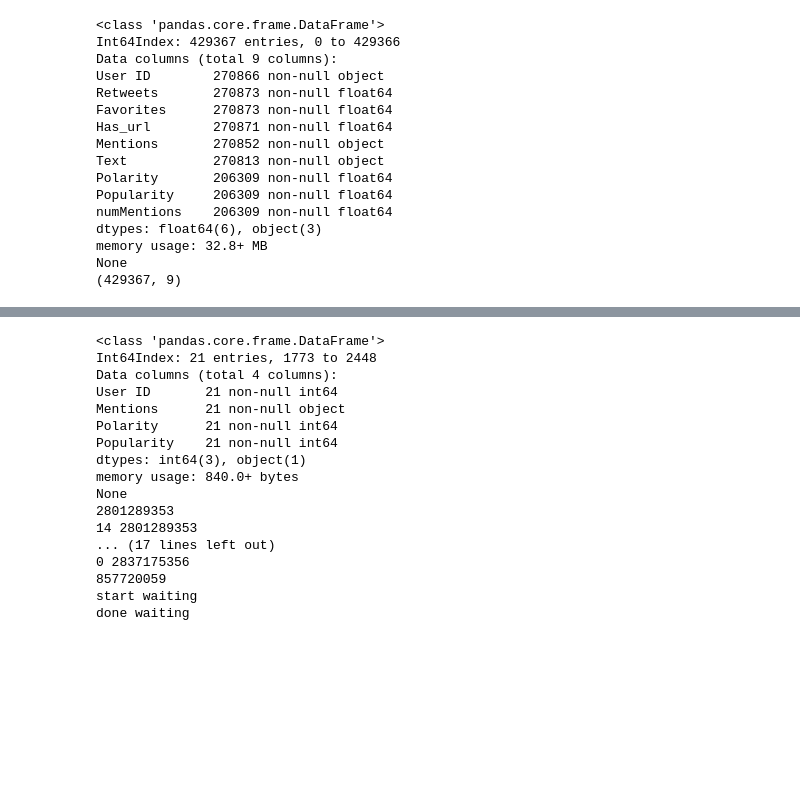
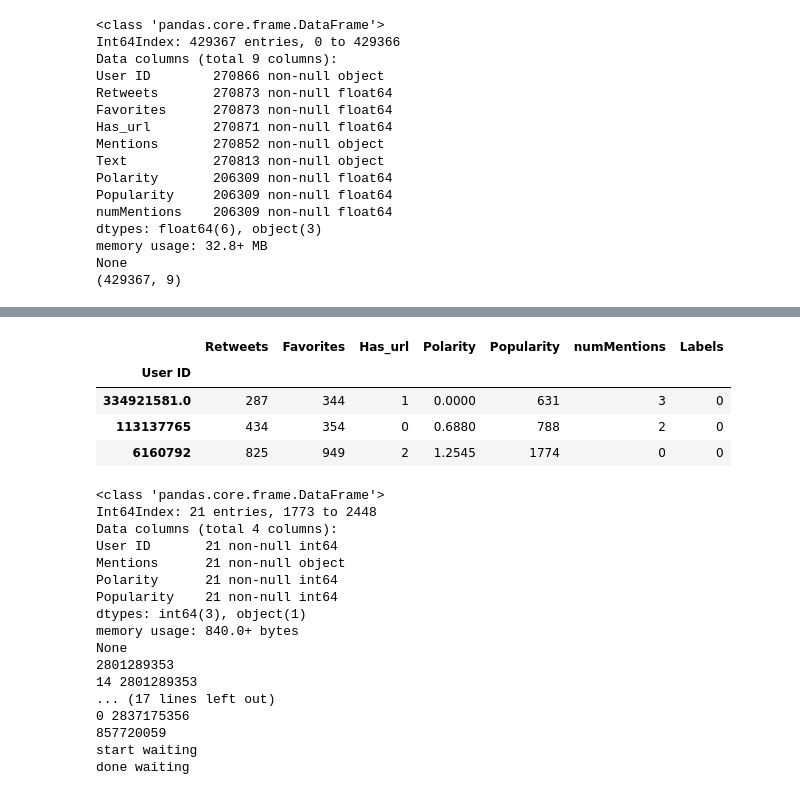
Before and after one commit to MinyingLu/Twitter-sentiment-analysis, a Jupyter notebook: Get Users.ipynb, the cells around one changed output, grey strips where cells are left out. Drawn from its saved outputs; the diff is of its cells as text; code cells hidden in the pictures; blank space fills up the shorter version.

```diff
--- a/Get Users.ipynb
+++ b/Get Users.ipynb
@@ -296,3 +339,12 @@ pop_users[0]
+# %%
+[0].groupby('User ID').sum()
+#print twitter.get_application_rate_limit_status()['resources']['followers']['/followers/ids']['remaining']
+# %% [output]
+|  | Retweets | Favorites | Has_url | Polarity | Popularity | numMentions | Labels |
+| User ID |  |  |  |  |  |  |  |
+| 334921581.0 | 287 | 344 | 1 | 0.0000 | 631 | 3 | 0 |
+| 113137765 | 434 | 354 | 0 | 0.6880 | 788 | 2 | 0 |
+| 6160792 | 825 | 949 | 2 | 1.2545 | 1774 | 0 | 0 |
 # %%
 print polar_user_df.info()
 follower_ids = defaultdict(list)
```
Also changed, not shown: parts of 4 cells of this notebook.
